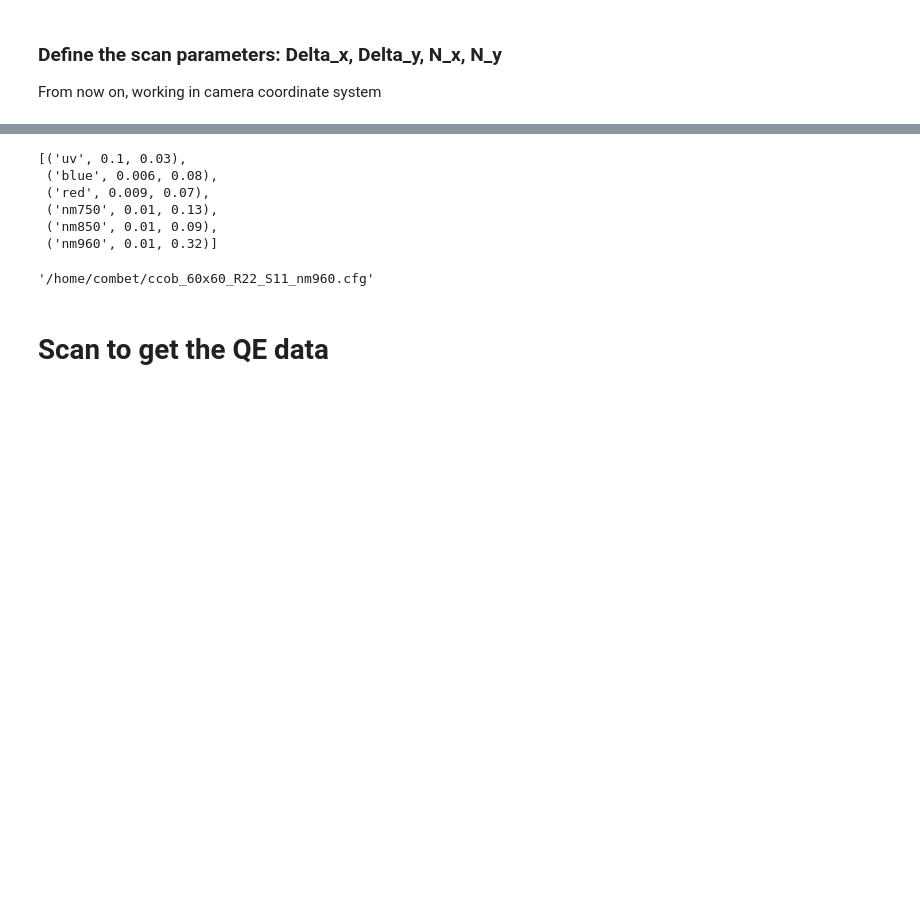
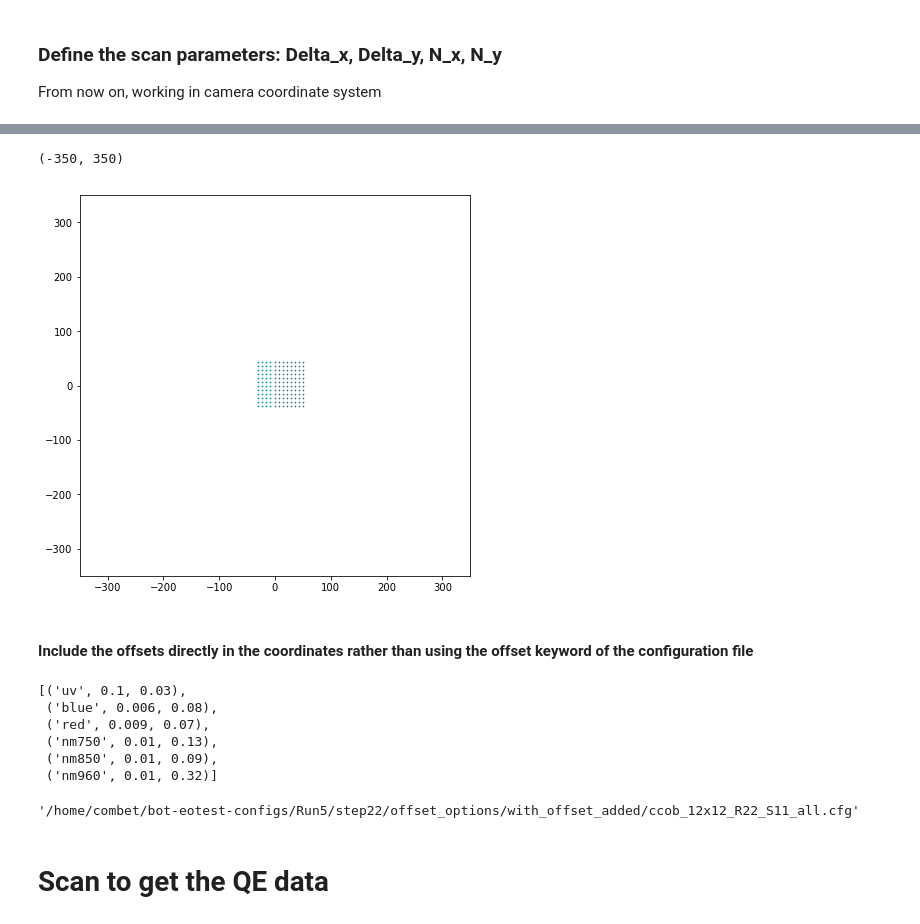
Before and after one commit to lsst-camera-dh/ccob-wb, a Jupyter notebook: notebooks/generate_scan_config.ipynb, the cells around one changed output, grey strips where cells are left out. Cells and saved outputs as stored; diff of their text form; code cells hidden in the pictures; blank space fills up the shorter version.

```diff
--- a/notebooks/generate_scan_config.ipynb
+++ b/notebooks/generate_scan_config.ipynb
@@ -35,8 +38,8 @@ From now on, working in camera coordinate system
 # %%
 Delta_x = 80 # mm
 Delta_y = 80 # mm
-N_x = 60
-N_y = 60
+N_x = 12
+N_y = 12
 # %%
 xmin = xcenter - Delta_x / 2.
 xmax = xcenter + Delta_x / 2.
@@ -52,3 +55,14 @@ yarr = np.linspace(ymin, ymax, N_y)
 # %%
 xall = np.repeat(xarr, N_y)
 yall = np.broadcast_to(yarr, (N_y, N_x)).flatten()
+# %%
+plt.figure(figsize=(7,7))
+for i in np.arange(len(xall)):
+    plt.scatter(xall[i], yall[i], marker='.', color='teal', s=2)
+plt.xlim([-350,350])
+plt.ylim([-350, 350])
+# %% [output]
+(-350, 350)
+[figure, added]
+# %% [markdown]
+#### Include the offsets directly in the coordinates rather than using the offset keyword of the configuration file
@@ -68,15 +85,15 @@ led_config
  ('nm850', 0.01, 0.09),
  ('nm960', 0.01, 0.32)]
 # %%
-led_number = 5
+led_number = 0
 np.savetxt('tmp.txt', list(zip(xall, yall)),fmt='%.3f', delimiter=('  '))
-config_filename = '/home/combet/ccob_'+str(N_x)+'x'+str(N_y)+'_'+raft+'_'+sensor+'_'+led[led_number]+'.cfg'
+#config_filename = '/home/combet/ccob_'+str(N_x)+'x'+str(N_y)+'_'+raft+'_'+sensor+'_'+led[led_number]+'.cfg'
 
-#config_filename = '/home/combet/bot-eotest-configs/Run4/step22/with_offsets/ccob_'+str(N_x)+'x'+str(N_y)+'_'+raft+'_'+sensor+'_'+led[led_number]+'.cfg'
-#config_filename = '/home/combet/bot-eotest-configs/Run4/step22/with_offsets/ccob_'+str(N_x)+'x'+str(N_y)+'_'+raft+'_'+sensor+'_all.cfg'
+#config_filename = '/home/combet/bot-eotest-configs/Run5/step22/offset_options/with_offset_added/ccob_'+str(N_x)+'x'+str(N_y)+'_'+raft+'_'+sensor+'_'+led[led_number]+'.cfg'
+config_filename = '/home/combet/bot-eotest-configs/Run5/step22/offset_options/with_offset_added/ccob_'+str(N_x)+'x'+str(N_y)+'_'+raft+'_'+sensor+'_all.cfg'
 config_filename
 # %% [output]
-'/home/combet/ccob_60x60_R22_S11_nm960.cfg'
+'/home/combet/bot-eotest-configs/Run5/step22/offset_options/with_offset_added/ccob_12x12_R22_S11_all.cfg'
 # %%
 with open('tmp.txt', 'r') as istr:
     with open(config_filename, 'w') as ostr:
```
Also changed, not shown: parts of 11 cells of this notebook, 13 other files.
